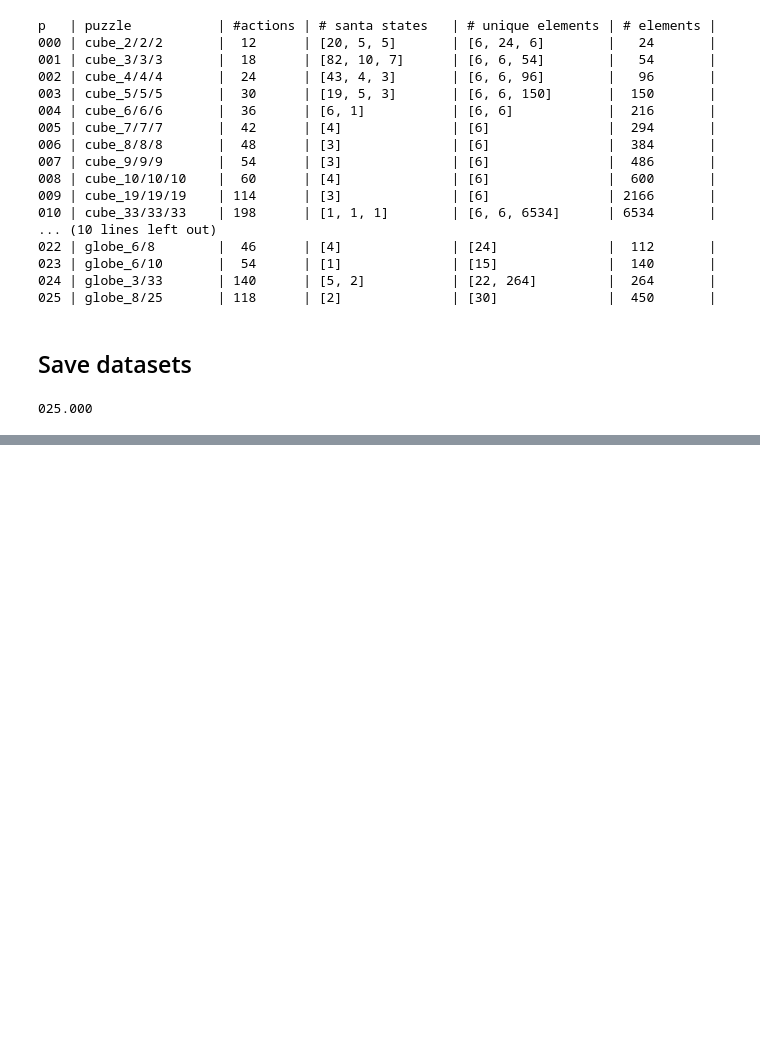
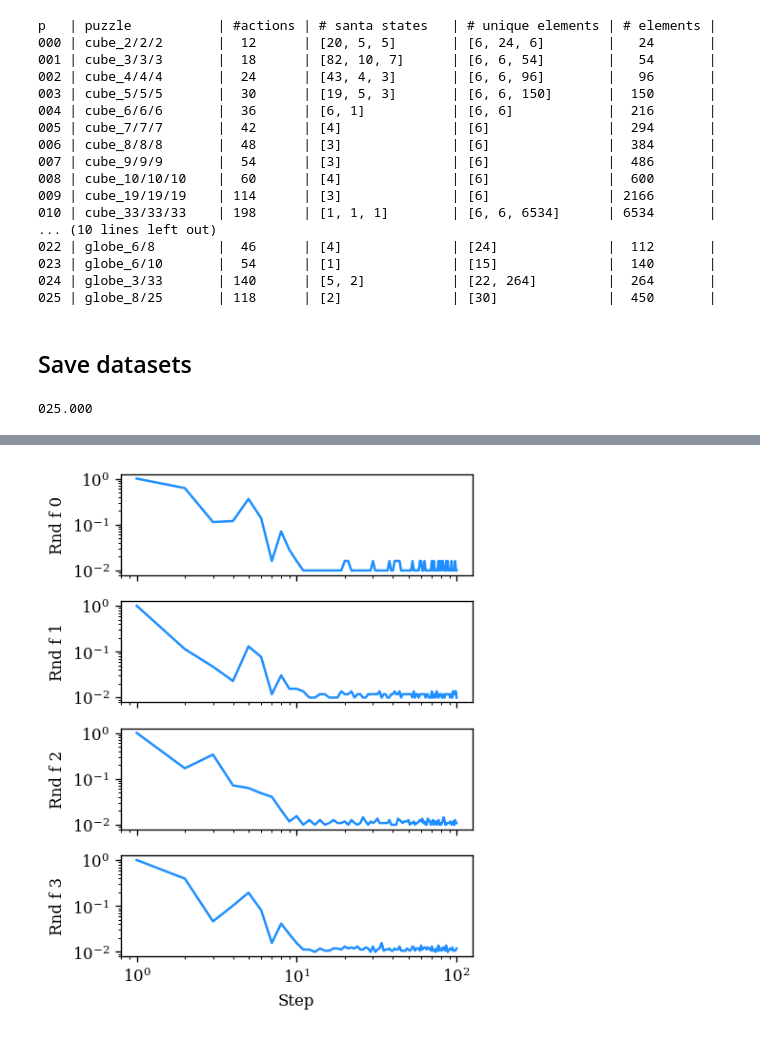
Before and after one commit to khoruzhii/cayleypy-cube, a Jupyter notebook: notebooks/read-santa.ipynb, the cells around one changed output, grey strips where cells are left out. Saved outputs shown, nothing was run; the diff lists cells and outputs as text; code cells hidden in the pictures; blank space fills up the shorter version.

```diff
--- a/notebooks/read-santa.ipynb
+++ b/notebooks/read-santa.ipynb
@@ -149,0 +157,12 @@ for j in range(puzzle_info.shape[0]):
+# %%
+device = torch.device('cuda')
+# %%
+j = 30
+k = 0
+
+with open(f'../generators/p{j:03d}.json', 'r') as f:
+    all_moves, move_names = json.load(f).values()
+    all_moves = torch.tensor(all_moves, dtype=torch.int64, device=device)
+
+inverse_moves = torch.tensor(generate_inverse_moves(move_names), dtype=torch.int64, device=device)
+V0 = torch.load(f"../targets/p{j:03d}-t{k:03d}.pt", weights_only=False, map_location=device)
@@ -149,0 +177,18 @@ for j in range(puzzle_info.shape[0]):
+# %%
+m = 1_000
+rnd_vec = torch.randn((V0.size(0), m), device=device, dtype=torch.float16)
+# %%
+N = 1_000_000
+nsteps = 100
+
+last_moves = torch.full((N,), -1, dtype=torch.int64, device=device)
+states = V0[None].expand(N, -1)
+
+Y = torch.zeros((nsteps, m), dtype=torch.float16)
+for i in range(nsteps):
+    states, last_moves = random_step(states, last_moves)
+    Y[i] = (states.half() @ rnd_vec).mean(dim=0).cpu()
+
+Y -= Y[nsteps//2:].mean(dim=0)[None]
+Y = Y.abs()
+Y /= Y.max(dim=0).values[None]
@@ -149,0 +212,15 @@ for j in range(puzzle_info.shape[0]):
+# %%
+x = np.arange(nsteps) + 1
+fig, axs = plt.subplots(m, 1, figsize=(4,5), sharex=True, dpi=120)
+for i in range(m):
+    axs[i].plot(x, 0.01 + Y[:, i], color=blue)
+    axs[i].set_xscale('log')
+    axs[i].set_yscale('log')
+    axs[i].set_ylabel(f"Rnd f {i}")
+#     axs[i].axvline(x=150, color='k', linestyle='--')
+axs[-1].set_xlabel("Step")
+# plt.suptitle("wreath_33/33")
+plt.tight_layout()
+plt.show()
+# %% [output]
+[figure, added]
```
Also changed, not shown: parts of 9 cells of this notebook, 26 other files.
